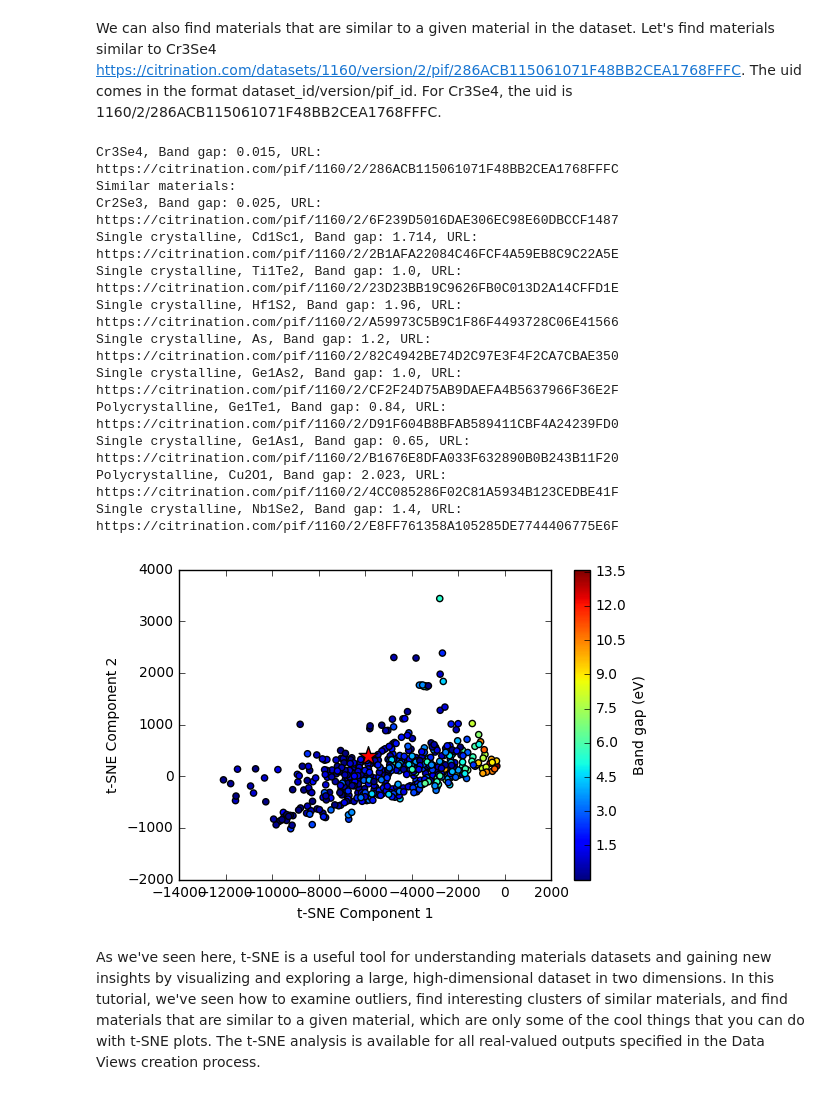
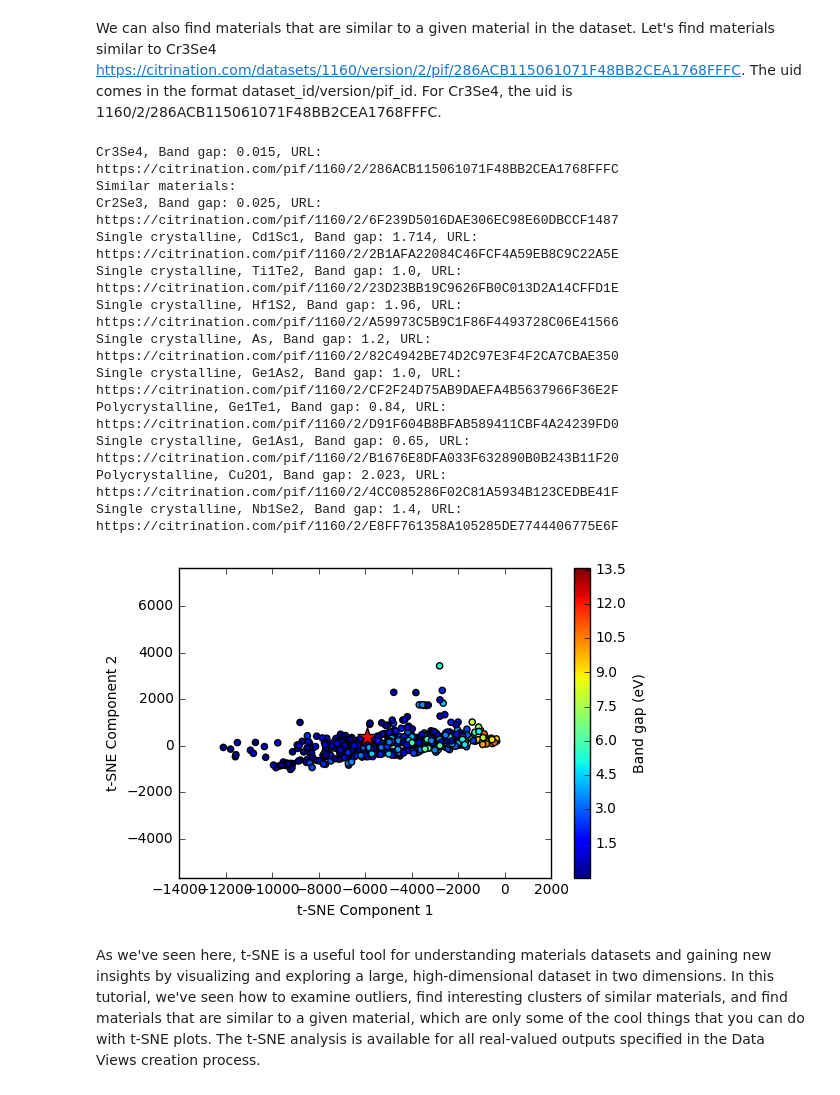
Before and after one commit to CitrineInformatics/learn-citrination, a Jupyter notebook: t-SNE API.ipynb, the cells around one changed output. Cells and saved outputs as stored; diff of their text form; code cells hidden in the pictures.

```diff
--- a/t-SNE API.ipynb
+++ b/t-SNE API.ipynb
@@ -127,33 +124,34 @@ print("{}, Band gap: {}, URL: https://citrination.com/pif/{}"
               tsne["Band gap"]["uid"][cr3se4_index])
      )
 print("Similar materials:")
 for idx in find_most_similar_materials(cr3se4_index, coordinates_and_bg[:,0:2]):
     print("{}, Band gap: {}, URL: https://citrination.com/pif/{}"
           .format(tsne["Band gap"]["label"][idx],
                   tsne["Band gap"]["z"][idx],
                   tsne["Band gap"]["uid"][idx])
          )
 plt.figure()
 plt.scatter(tsne["Band gap"]['x'], tsne["Band gap"]['y'], c=tsne["Band gap"]['z'])
 plt.colorbar(label="Band gap (eV)")
 plt.scatter(coordinates_and_bg[cr3se4_index, 0], coordinates_and_bg[cr3se4_index, 1],
             marker="*", c="r", s=200)
 plt.xlabel("t-SNE Component 1")
 plt.ylabel("t-SNE Component 2")
+plt.axes().set_aspect('equal', 'datalim')
 plt.show()
 # %% [output]
 Cr3Se4, Band gap: 0.015, URL: https://citrination.com/pif/1160/2/286ACB115061071F48BB2CEA1768FFFC
 Similar materials:
 Cr2Se3, Band gap: 0.025, URL: https://citrination.com/pif/1160/2/6F239D5016DAE306EC98E60DBCCF1487
 Single crystalline, Cd1Sc1, Band gap: 1.714, URL: https://citrination.com/pif/1160/2/2B1AFA22084C46FCF4A59EB8C9C22A5E
 Single crystalline, Ti1Te2, Band gap: 1.0, URL: https://citrination.com/pif/1160/2/23D23BB19C9626FB0C013D2A14CFFD1E
 Single crystalline, Hf1S2, Band gap: 1.96, URL: https://citrination.com/pif/1160/2/A59973C5B9C1F86F4493728C06E41566
 Single crystalline, As, Band gap: 1.2, URL: https://citrination.com/pif/1160/2/82C4942BE74D2C97E3F4F2CA7CBAE350
 Single crystalline, Ge1As2, Band gap: 1.0, URL: https://citrination.com/pif/1160/2/CF2F24D75AB9DAEFA4B5637966F36E2F
 Polycrystalline, Ge1Te1, Band gap: 0.84, URL: https://citrination.com/pif/1160/2/D91F604B8BFAB589411CBF4A24239FD0
 Single crystalline, Ge1As1, Band gap: 0.65, URL: https://citrination.com/pif/1160/2/B1676E8DFA033F632890B0B243B11F20
 Polycrystalline, Cu2O1, Band gap: 2.023, URL: https://citrination.com/pif/1160/2/4CC085286F02C81A5934B123CEDBE41F
 Single crystalline, Nb1Se2, Band gap: 1.4, URL: https://citrination.com/pif/1160/2/E8FF761358A105285DE7744406775E6F
-[figure, old version]
+[figure, new version]
 # %% [markdown]
 As we've seen here, t-SNE is a useful tool for understanding materials datasets and gaining new insights by visualizing and exploring a large, high-dimensional dataset in two dimensions. In this tutorial, we've seen how to examine outliers, find interesting clusters of similar materials, and find materials that are similar to a given material, which are only some of the cool things that you can do with t-SNE plots. The t-SNE analysis is available for all real-valued outputs specified in the Data Views creation process.
```
Also changed, not shown: parts of 5 cells of this notebook.
